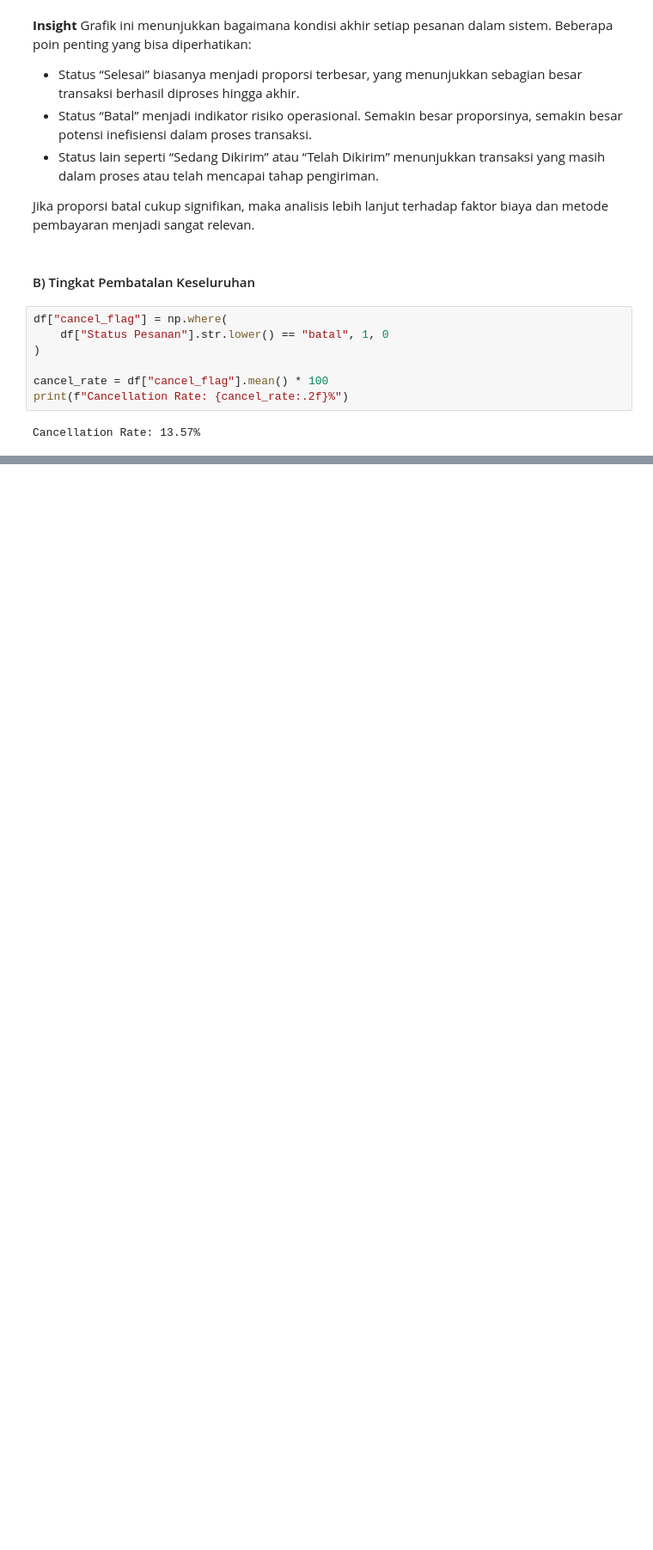
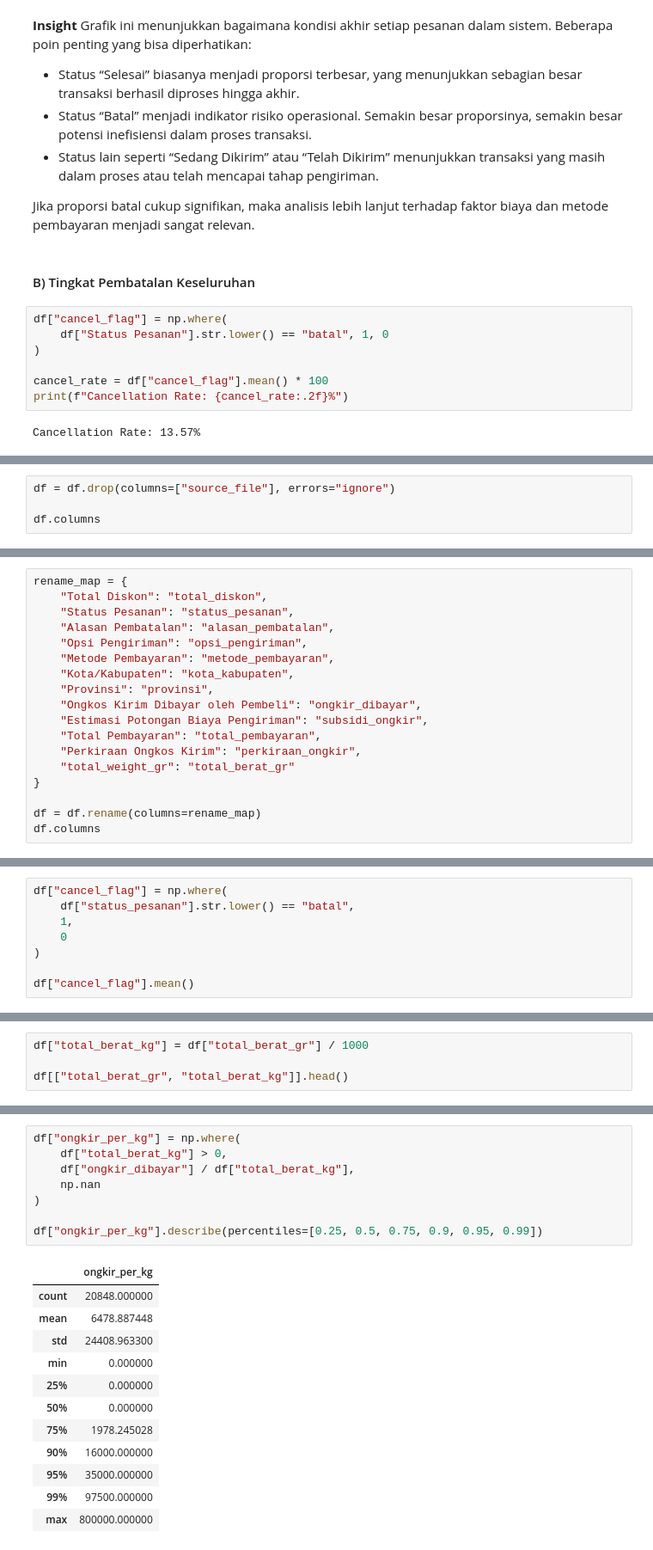
Before and after one commit to AlvitoDwiP/operasional_ecommers_indo, a Jupyter notebook: notebooks/01_analysis.ipynb, the cells around one changed output, grey strips where cells are left out. Shown at 86% size. Cells and saved outputs as stored; diff of their text form; blank space fills up the shorter version.

```diff
--- a/notebooks/01_analysis.ipynb
+++ b/notebooks/01_analysis.ipynb
@@ -194,0 +261,4 @@ plt.show()
+# %%
+df = df.drop(columns=["source_file"], errors="ignore")
+
+df.columns
@@ -194,0 +273,18 @@ plt.show()
+# %%
+rename_map = {
+    "Total Diskon": "total_diskon",
+    "Status Pesanan": "status_pesanan",
+    "Alasan Pembatalan": "alasan_pembatalan",
+    "Opsi Pengiriman": "opsi_pengiriman",
+    "Metode Pembayaran": "metode_pembayaran",
+    "Kota/Kabupaten": "kota_kabupaten",
+    "Provinsi": "provinsi",
+    "Ongkos Kirim Dibayar oleh Pembeli": "ongkir_dibayar",
+    "Estimasi Potongan Biaya Pengiriman": "subsidi_ongkir",
+    "Total Pembayaran": "total_pembayaran",
+    "Perkiraan Ongkos Kirim": "perkiraan_ongkir",
+    "total_weight_gr": "total_berat_gr"
+}
+
+df = df.rename(columns=rename_map)
+df.columns
@@ -194,0 +300,8 @@ plt.show()
+# %%
+df["cancel_flag"] = np.where(
+    df["status_pesanan"].str.lower() == "batal",
+    1,
+    0
+)
+
+df["cancel_flag"].mean()
@@ -194,0 +317,4 @@ plt.show()
+# %%
+df["total_berat_kg"] = df["total_berat_gr"] / 1000
+
+df[["total_berat_gr", "total_berat_kg"]].head()
@@ -194,0 +335,21 @@ plt.show()
+# %%
+df["ongkir_per_kg"] = np.where(
+    df["total_berat_kg"] > 0,
+    df["ongkir_dibayar"] / df["total_berat_kg"],
+    np.nan
+)
+
+df["ongkir_per_kg"].describe(percentiles=[0.25, 0.5, 0.75, 0.9, 0.95, 0.99])
+# %% [output]
+|  | ongkir_per_kg |
+| count | 20848.000000 |
+| mean | 6478.887448 |
+| std | 24408.963300 |
+| min | 0.000000 |
+| 25% | 0.000000 |
+| 50% | 0.000000 |
+| 75% | 1978.245028 |
+| 90% | 16000.000000 |
+| 95% | 35000.000000 |
+| 99% | 97500.000000 |
+| max | 800000.000000 |
```
Also changed, not shown: parts of 29 cells of this notebook.
